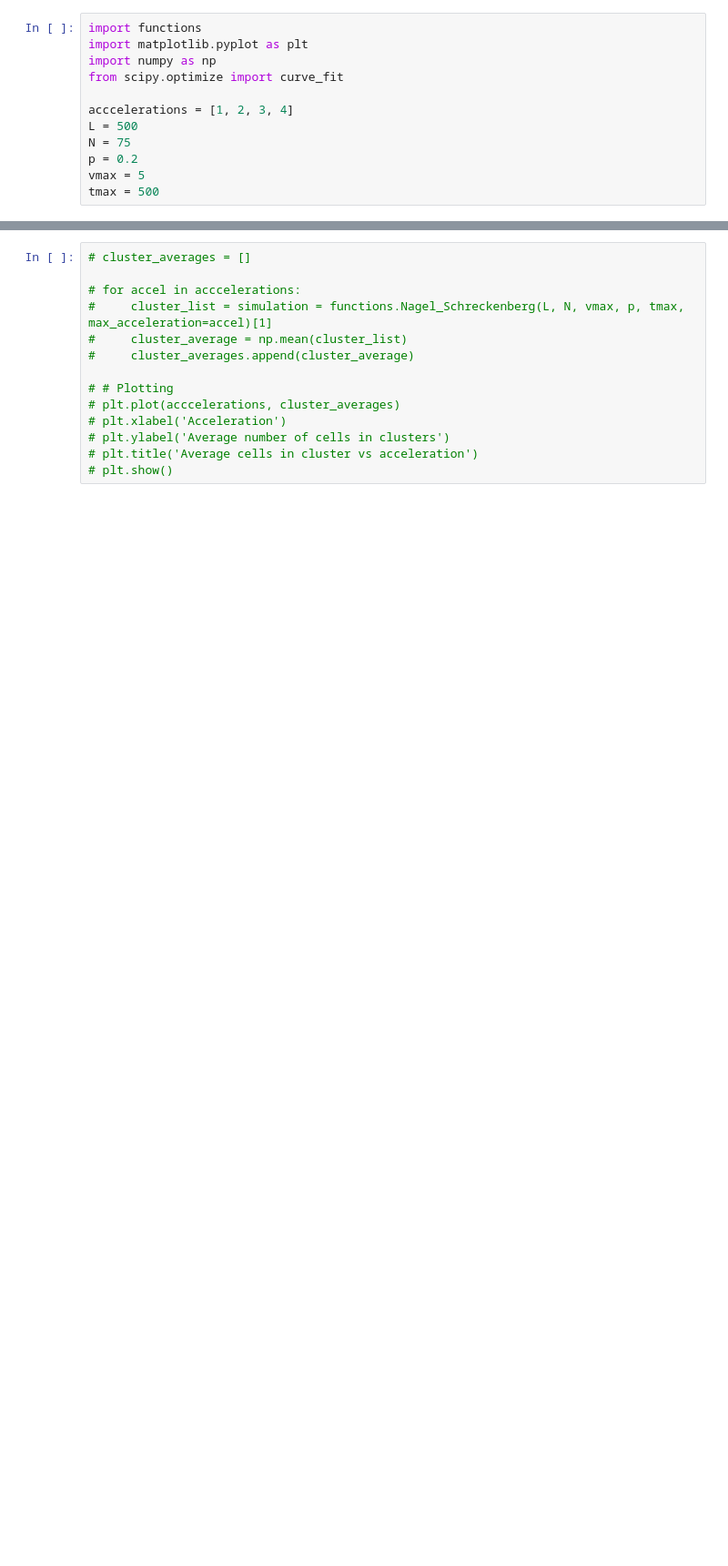
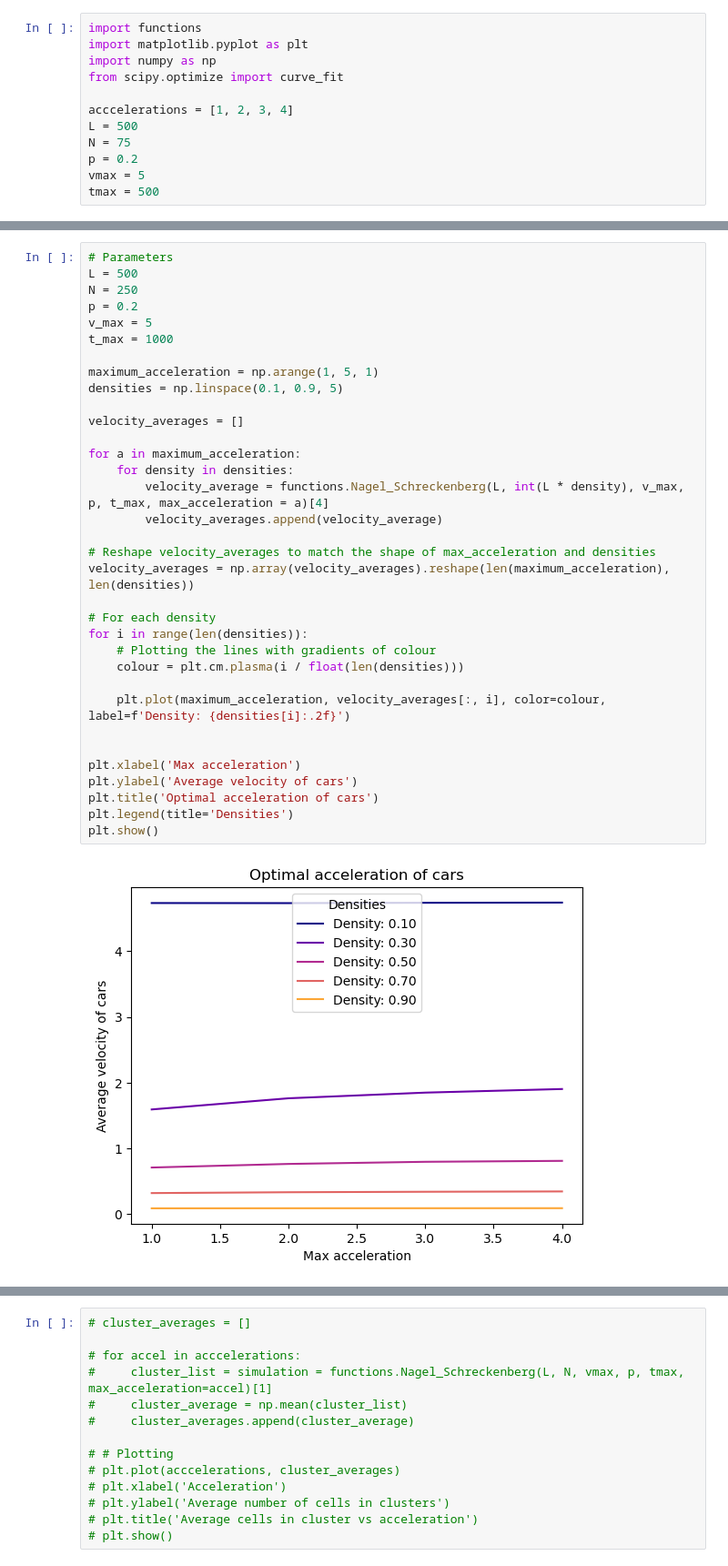
Before and after one commit to SofiaHilma/Traffic_flow_simulation, a Jupyter notebook: acceleration.ipynb, the cells around one changed output, grey strips where cells are left out. Shown at 91% size. Drawn from its saved outputs; the diff is of its cells as text; blank space fills up the shorter version.

```diff
--- a/acceleration.ipynb
+++ b/acceleration.ipynb
@@ -28,0 +29,36 @@ plt.show()
+# %%
+# Parameters
+L = 500
+N = 250
+p = 0.2
+v_max = 5
+t_max = 1000
+
+maximum_acceleration = np.arange(1, 5, 1)
+densities = np.linspace(0.1, 0.9, 5)
+
+velocity_averages = []
+
+for a in maximum_acceleration:
+    for density in densities:
+        velocity_average = functions.Nagel_Schreckenberg(L, int(L * density), v_max, p, t_max, max_acceleration = a)[4]
+        velocity_averages.append(velocity_average)
+
+# Reshape velocity_averages to match the shape of max_acceleration and densities
+velocity_averages = np.array(velocity_averages).reshape(len(maximum_acceleration), len(densities))
+
+# For each density
+for i in range(len(densities)):
+    # Plotting the lines with gradients of colour
+    colour = plt.cm.plasma(i / float(len(densities)))
+
+    plt.plot(maximum_acceleration, velocity_averages[:, i], color=colour, label=f'Density: {densities[i]:.2f}')
+
+
+plt.xlabel('Max acceleration')
+plt.ylabel('Average velocity of cars')
+plt.title('Optimal acceleration of cars')
+plt.legend(title='Densities')
+plt.show()
+# %% [output]
+[figure, added]
```
Also changed, not shown: parts of 3 cells of this notebook.
